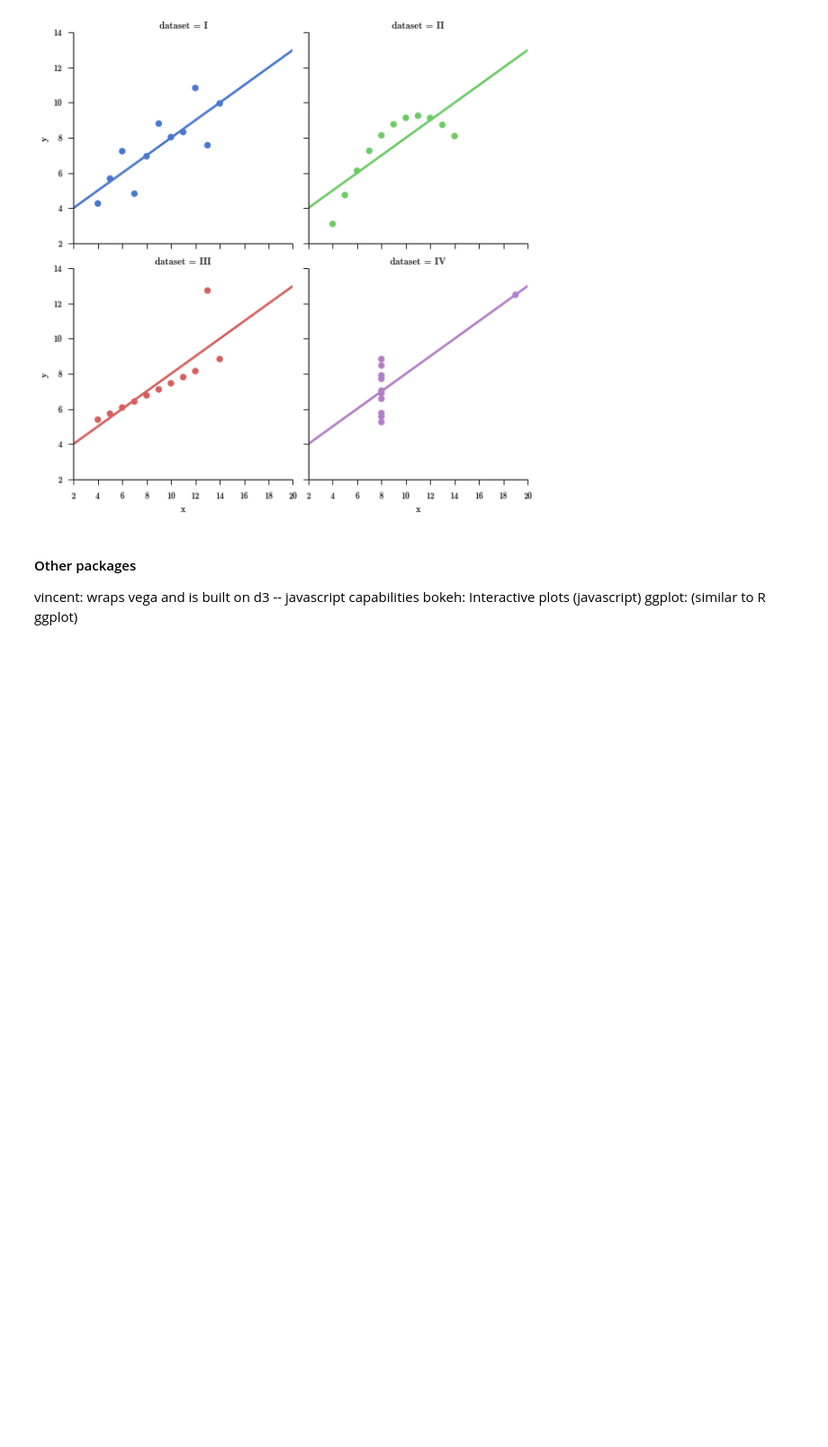
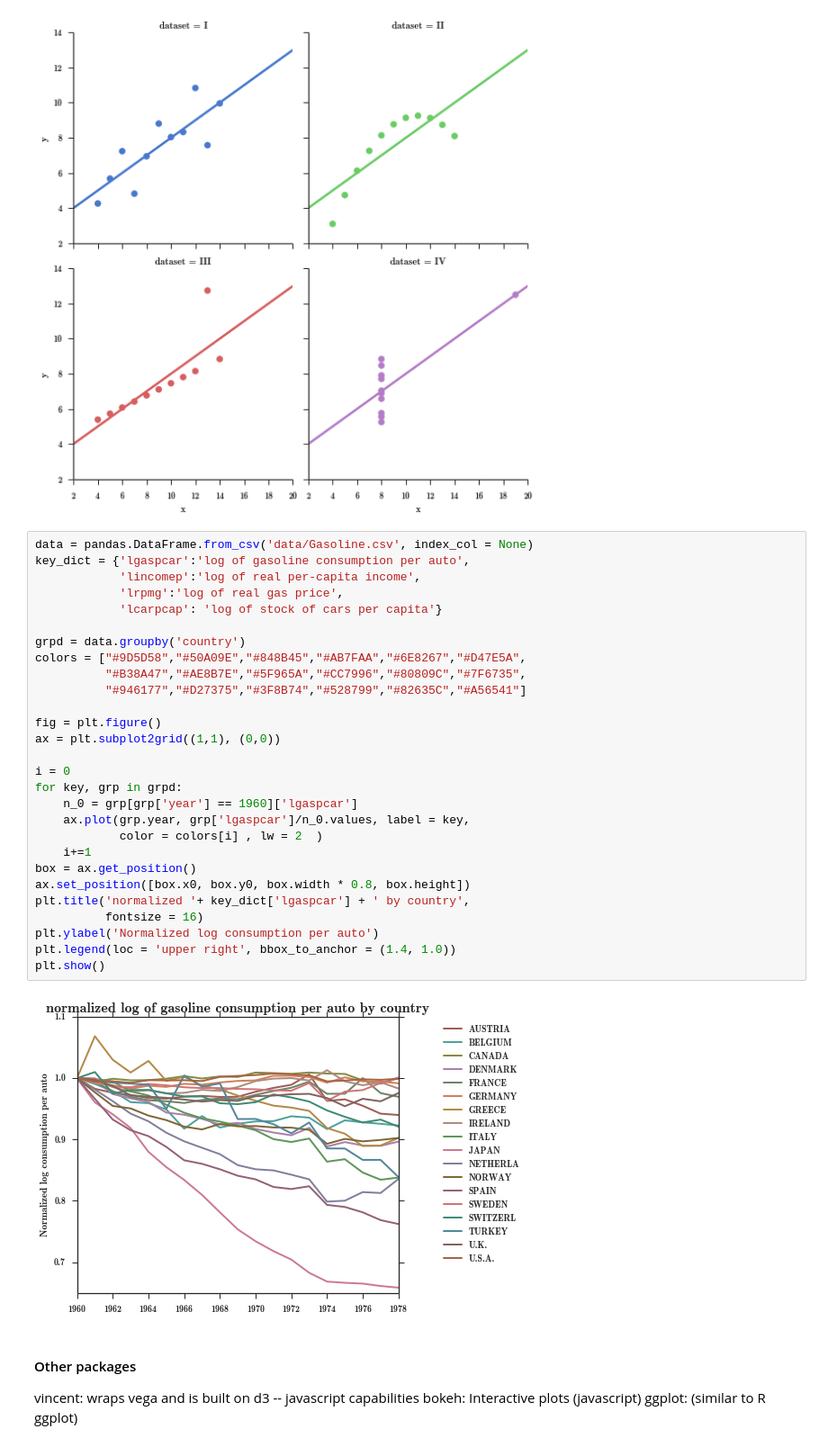
Before and after one commit to seanpquig/GADS11-NYC-Summer2014, a Jupyter notebook: lab_submissions/lab05/bgross/bgross_lab05.ipynb, the cells around one changed output. Shown at 90% size. Drawn from its saved outputs; the diff is of its cells as text; blank space fills up the shorter version.

```diff
--- a/lab_submissions/lab05/bgross/bgross_lab05.ipynb
+++ b/lab_submissions/lab05/bgross/bgross_lab05.ipynb
@@ -422,6 +422,36 @@ sns.lmplot("x", "y", col="dataset", hue="dataset", data=df,
 # %% [output]
 <seaborn.axisgrid.FacetGrid at 0x...>
 [figure]
+# %%
+data = pandas.DataFrame.from_csv('data/Gasoline.csv', index_col = None)
+key_dict = {'lgaspcar':'log of gasoline consumption per auto',
+            'lincomep':'log of real per-capita income',
+            'lrpmg':'log of real gas price',
+            'lcarpcap': 'log of stock of cars per capita'}
+
+grpd = data.groupby('country')
+colors = ["#9D5D58","#50A09E","#848B45","#AB7FAA","#6E8267","#D47E5A",
+          "#B38A47","#AE8B7E","#5F965A","#CC7996","#80809C","#7F6735",
+          "#946177","#D27375","#3F8B74","#528799","#82635C","#A56541"]
+
+fig = plt.figure()
+ax = plt.subplot2grid((1,1), (0,0))
+
+i = 0
+for key, grp in grpd:
+    n_0 = grp[grp['year'] == 1960]['lgaspcar']
+    ax.plot(grp.year, grp['lgaspcar']/n_0.values, label = key,
+            color = colors[i] , lw = 2  )
+    i+=1
+box = ax.get_position()
+ax.set_position([box.x0, box.y0, box.width * 0.8, box.height])
+plt.title('normalized '+ key_dict['lgaspcar'] + ' by country',
+          fontsize = 16)
+plt.ylabel('Normalized log consumption per auto')
+plt.legend(loc = 'upper right', bbox_to_anchor = (1.4, 1.0))
+plt.show()
+# %% [output]
+[figure, added]
 # %% [markdown]
 #### Other packages
 
```
Also changed, not shown: 1 other file.
